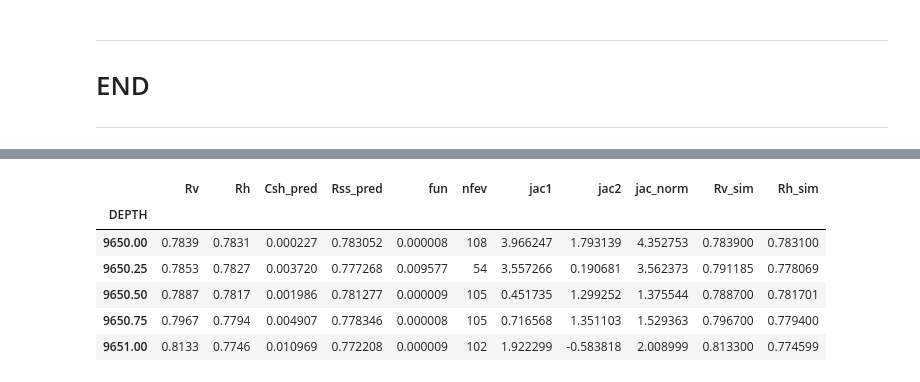
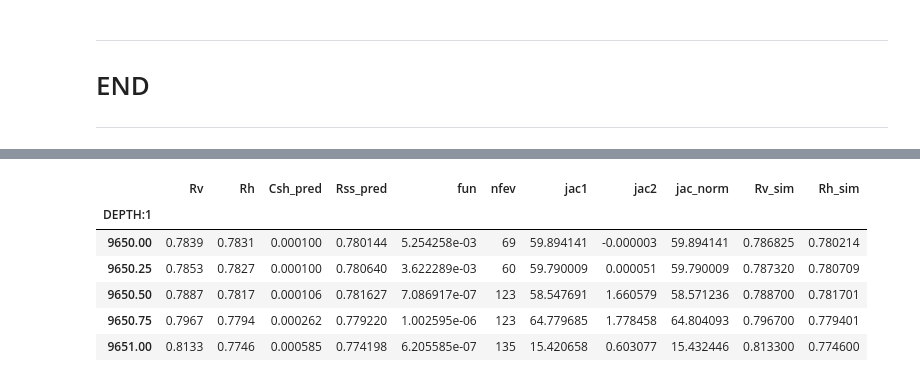
Before and after one commit to misaelmmorales/Anisotropic-Resistivity-Inversion, a Jupyter notebook: main_nb.ipynb, the cells around one changed output, grey strips where cells are left out. Saved outputs shown, nothing was run; the diff lists cells and outputs as text; code cells hidden in the pictures.

```diff
--- a/main_nb.ipynb
+++ b/main_nb.ipynb
@@ -304,42 +338,52 @@ def constraint(variables):
 # %%
-case1['Rvsh_win'] = np.nan_to_num(np.array(pd.Series(case1['Rv']).rolling(800).max().tolist()), nan=case1['Rv'].mean())
-case1['Rhsh_win'] = np.nan_to_num(np.array(pd.Series(case1['Rh']).rolling(800).max().tolist()), nan=case1['Rh'].mean())
-case1['GR_win']   = np.nan_to_num(np.array(pd.Series(case1['GR']).rolling(800).mean().tolist()), nan=case1['GR'].mean())
-case1['CSH_lin'] = (case1['GR'] - case1['GR'].min())/(case1['GR'].max() - case1['GR'].min())
+res_aniso = data[['Rv', 'Rh', 'Csh_lin', 'Csh_q', 'Rvsh_win', 'Rhsh_win']]
 
-R_min = np.min([case1['Rh'].min(), case1['Rv'].min()])
-R_max = np.max([case1['Rh'].max(), case1['Rv'].max()])
+lambda_reg = 1e-10
+sol, fun, jac, nfev = [], [], [], []
 
-res_aniso = case1[['Rv', 'Rh', 'CSH_lin', 'Rvsh_win', 'Rhsh_win']]
+def objective(variables, *args):
+    Csh, Rs = variables
+    Rv,  Rh = args[0], args[1]
+    Rvsh, Rhsh = args[2], args[3]
+    eq1 = (Csh*Rvsh + (1-Csh)*Rs) - Rv
+    eq2 = (Csh/Rhsh + (1-Csh)/Rs) - (1/Rh)
+    eqs = [eq1/Rv, eq2*Rh]
+    return linalg.norm(eqs,2) + lambda_reg*linalg.norm(variables,2)
 
-sol, fun, jac, nfev = [], [], [], []
+def constraint(variables):
+    Csh, Rss = variables
+    Csh = np.clip(Csh, 0, 1)
+    return Csh, Rss
+
 for _, row in res_aniso.iterrows():
-    Rv_value, Rh_value, Csh_lin = row['Rv'], row['Rh'], row['CSH_lin']
+    Rv_value, Rh_value = row['Rv'],       row['Rh']
     Rvsh_win, Rhsh_win = row['Rvsh_win'], row['Rhsh_win']
+    Csh_lin,  Csh_quad = row['Csh_lin'],  row['Csh_q']
     solution = optimize.minimize(objective,
-                                 x0          = [Csh_lin, Rv_value],
+                                 x0          = [Csh_lin, np.mean([Rv_value, Rh_value])],
                                  args        = (Rv_value, Rh_value, Rvsh_win, Rhsh_win),
                                  method      = 'L-BFGS-B',
-                                 bounds      = [(0,1),(R_min,R_max)],
+                                 bounds      = [(0.0001,0.9999),(2e-2, 2e3)], #(R_min, R_max)
                                  tol         = 1e-6,
                                  options     = {'maxiter':1e3})
     fun.append(solution.fun)
     jac.append(solution.jac); nfev.append(solution.nfev)
     jac_arr = np.array(jac)
     jac1, jac2 = jac_arr[:,0], jac_arr[:,1]
     sol.append({'Rv':Rv_value, 'Rh':Rh_value, 'Csh_pred':solution.x[0], 'Rss_pred':solution.x[1]})
+
 sol = pd.DataFrame(sol, index=res_aniso.index)
 sol['fun'], sol['nfev'], sol['jac1'], sol['jac2'] = fun, nfev, jac1, jac2
 sol['jac_norm'] = linalg.norm(jac, axis=1)
 
-sol['Rv_sim'] = sol['Csh_pred']*case1['Rvsh_win'] + (1-sol['Csh_pred'])*sol['Rss_pred']
-sol['Rh_sim'] = 1/(sol['Csh_pred']/case1['Rhsh_win'] + (1-sol['Csh_pred'])/sol['Rss_pred'])
+sol['Rv_sim'] = sol['Csh_pred']*data['Rvsh_win'] + (1-sol['Csh_pred'])*sol['Rss_pred']
+sol['Rh_sim'] = 1/(sol['Csh_pred']/data['Rhsh_win'] + (1-sol['Csh_pred'])/sol['Rss_pred'])
 sol.head()
 # %% [output]
 |  | Rv | Rh | Csh_pred | Rss_pred | fun | nfev | jac1 | jac2 | jac_norm | Rv_sim | Rh_sim |
-| DEPTH |  |  |  |  |  |  |  |  |  |  |  |
-| 9650.00 | 0.7839 | 0.7831 | 0.000227 | 0.783052 | 0.000008 | 108 | 3.966247 | 1.793139 | 4.352753 | 0.783900 | 0.783100 |
-| 9650.25 | 0.7853 | 0.7827 | 0.003720 | 0.777268 | 0.009577 | 54 | 3.557266 | 0.190681 | 3.562373 | 0.791185 | 0.778069 |
-| 9650.50 | 0.7887 | 0.7817 | 0.001986 | 0.781277 | 0.000009 | 105 | 0.451735 | 1.299252 | 1.375544 | 0.788700 | 0.781701 |
-| 9650.75 | 0.7967 | 0.7794 | 0.004907 | 0.778346 | 0.000008 | 105 | 0.716568 | 1.351103 | 1.529363 | 0.796700 | 0.779400 |
-| 9651.00 | 0.8133 | 0.7746 | 0.010969 | 0.772208 | 0.000009 | 102 | 1.922299 | -0.583818 | 2.008999 | 0.813300 | 0.774599 |
+| DEPTH:1 |  |  |  |  |  |  |  |  |  |  |  |
+| 9650.00 | 0.7839 | 0.7831 | 0.000100 | 0.780144 | 5.254258e-03 | 69 | 59.894141 | -0.000003 | 59.894141 | 0.786825 | 0.780214 |
+| 9650.25 | 0.7853 | 0.7827 | 0.000100 | 0.780640 | 3.622289e-03 | 60 | 59.790009 | 0.000051 | 59.790009 | 0.787320 | 0.780709 |
+| 9650.50 | 0.7887 | 0.7817 | 0.000106 | 0.781627 | 7.086917e-07 | 123 | 58.547691 | 1.660579 | 58.571236 | 0.788700 | 0.781701 |
+| 9650.75 | 0.7967 | 0.7794 | 0.000262 | 0.779220 | 1.002595e-06 | 123 | 64.779685 | 1.778458 | 64.804093 | 0.796700 | 0.779401 |
+| 9651.00 | 0.8133 | 0.7746 | 0.000585 | 0.774198 | 6.205585e-07 | 135 | 15.420658 | 0.603077 | 15.432446 | 0.813300 | 0.774600 |
```
Also changed, not shown: parts of 17 cells of this notebook, 1 other file.
